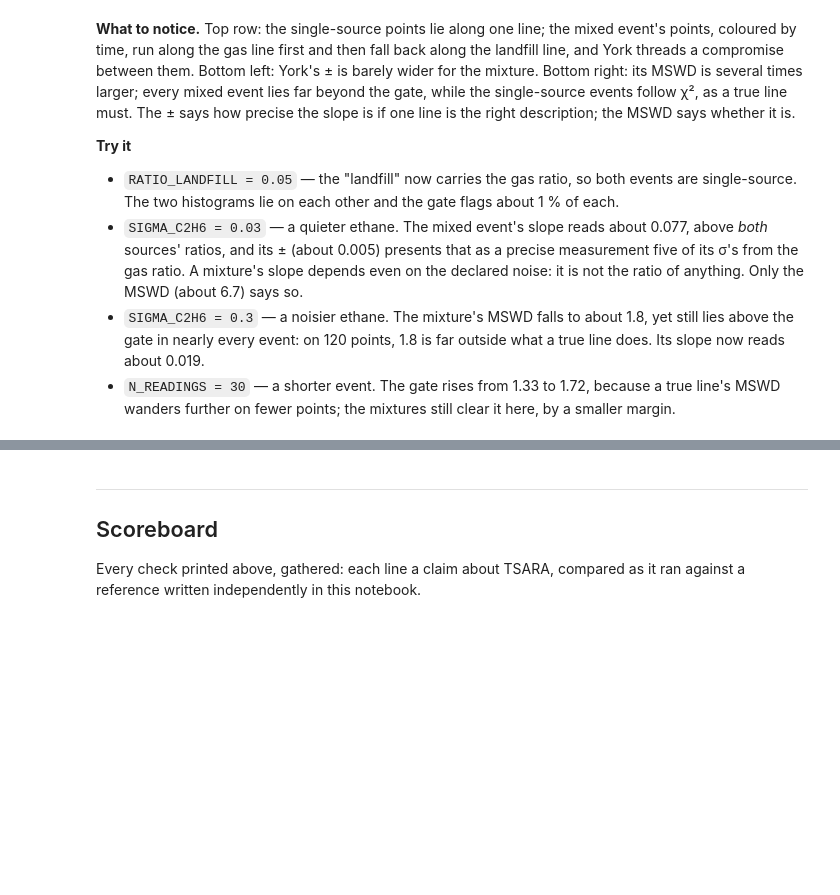
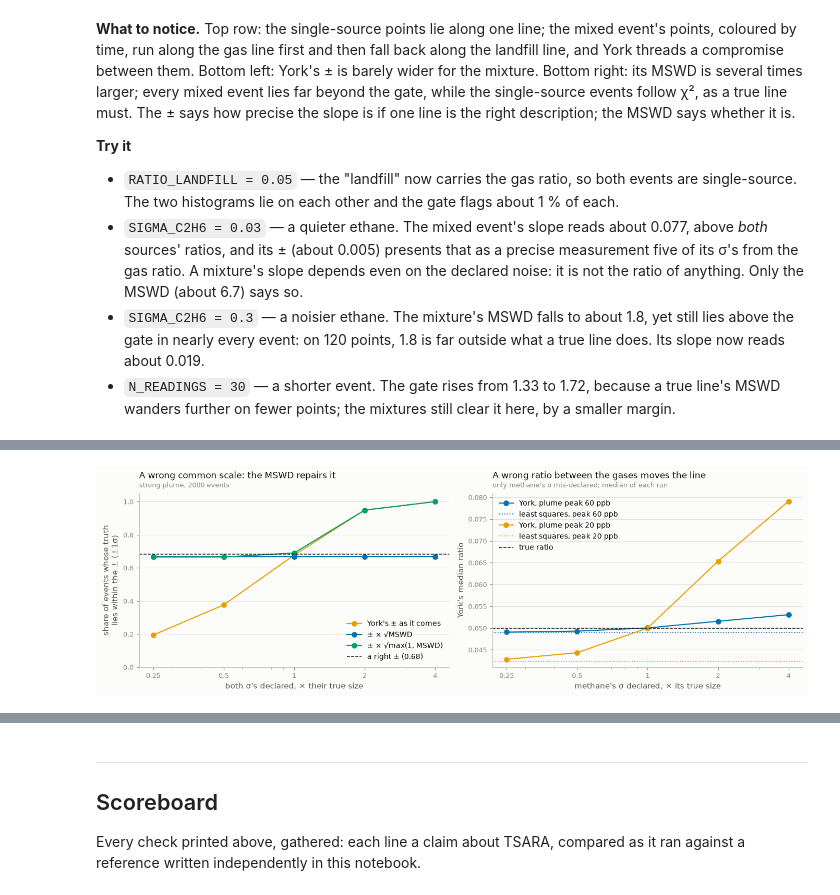
Before and after one commit to agmeyer4/tsara, a Jupyter notebook: examples/notebooks/07_ratios_walkthrough.ipynb, the cells around one changed output, grey strips where cells are left out. Drawn from its saved outputs; the diff is of its cells as text; code cells hidden in the pictures; blank space fills up the shorter version.

```diff
--- a/examples/notebooks/07_ratios_walkthrough.ipynb
+++ b/examples/notebooks/07_ratios_walkthrough.ipynb
@@ -805,0 +843,12 @@ slope is if one line is the right description; the MSWD says whether it is.
+# %%
+# ---- PARAMETERS (section 3) ----
+RATIO = 0.05  # the source's true Δethane / Δmethane
+PEAK = 60.0  # a strong plume: with the right σ's York's ± is honest here (§1 has the weak case)
+PEAK_WEAK = 20.0  # §1's weak plume, for the second panel
+WIDTH_S = 10.0  # the plume's standard deviation in time, s
+N_READINGS = 60  # 1 s readings, centred on the peak
+SIGMA_CH4 = 3.0  # the noise the methane readings really carry, ppb
+SIGMA_C2H6 = 0.3  # and the ethane readings
+SCALES = (0.25, 0.5, 1.0, 2.0, 4.0)  # declared σ ÷ true σ
+N_EVENTS = 2000
+SEED = 5
@@ -805,0 +953,59 @@ slope is if one line is the right description; the MSWD says whether it is.
+# %%
+# Figure only.
+fig, (ax_a, ax_b) = plt.subplots(1, 2, figsize=(12.5, 4.1))
+ks = np.array(SCALES)
+for widen, colour, label in (
+    ("none", C2, "York's ± as it comes"),
+    ("sqrt", C1, "± × √MSWD"),
+    ("sqrt max", C3, "± × √max(1, MSWD)"),
+):
+    ax_a.plot(ks, [covered(by_scale[k], widen) for k in SCALES], "o-", color=colour, label=label)
+ax_a.axhline(0.683, color=INK, ls="--", lw=1, label="a right ± (0.68)")
+ax_a.set_xscale("log")
+ax_a.set_xticks(ks)
+ax_a.set_xticklabels([f"{k:g}" for k in ks])
+ax_a.tick_params(axis="x", which="minor", labelbottom=False)
+ax_a.set_ylim(0, 1.05)
+finish(
+    ax_a,
+    "A wrong common scale: the MSWD repairs it",
+    f"strong plume, {N_EVENTS} events",
+    ylab="share of events whose truth\nlies within the ± (±1σ)",
+    xlab="both σ's declared, × their true size",
+    legend=True,
+    loc="lower right",
+)
+
+for peak, colour in ((PEAK, C1), (PEAK_WEAK, C2)):
+    ax_b.plot(
+        ks,
+        [np.median(by_ratio[peak][k].slope) for k in SCALES],
+        "o-",
+        color=colour,
+        label=f"York, plume peak {peak:g} ppb",
+    )
+    ax_b.axhline(
+        np.median(ols(*draws[peak][:2], group=draws[peak][2]).slope),
+        color=colour,
+        ls=":",
+        lw=1.2,
+        label=f"least squares, peak {peak:g} ppb",
+    )
+ax_b.axhline(RATIO, color=INK, ls="--", lw=1, label="true ratio")
+ax_b.set_xscale("log")
+ax_b.set_xticks(ks)
+ax_b.set_xticklabels([f"{k:g}" for k in ks])
+ax_b.tick_params(axis="x", which="minor", labelbottom=False)
+finish(
+    ax_b,
+    "A wrong ratio between the gases moves the line",
+    "only methane's σ mis-declared; median of each run",
+    ylab="York's median ratio",
+    xlab="methane's σ declared, × its true size",
+    legend=True,
+    loc="upper left",
+)
+fig.tight_layout()
+plt.show()
+# %% [output]
+[figure, added]
```
Also changed, not shown: parts of 13 cells of this notebook.
